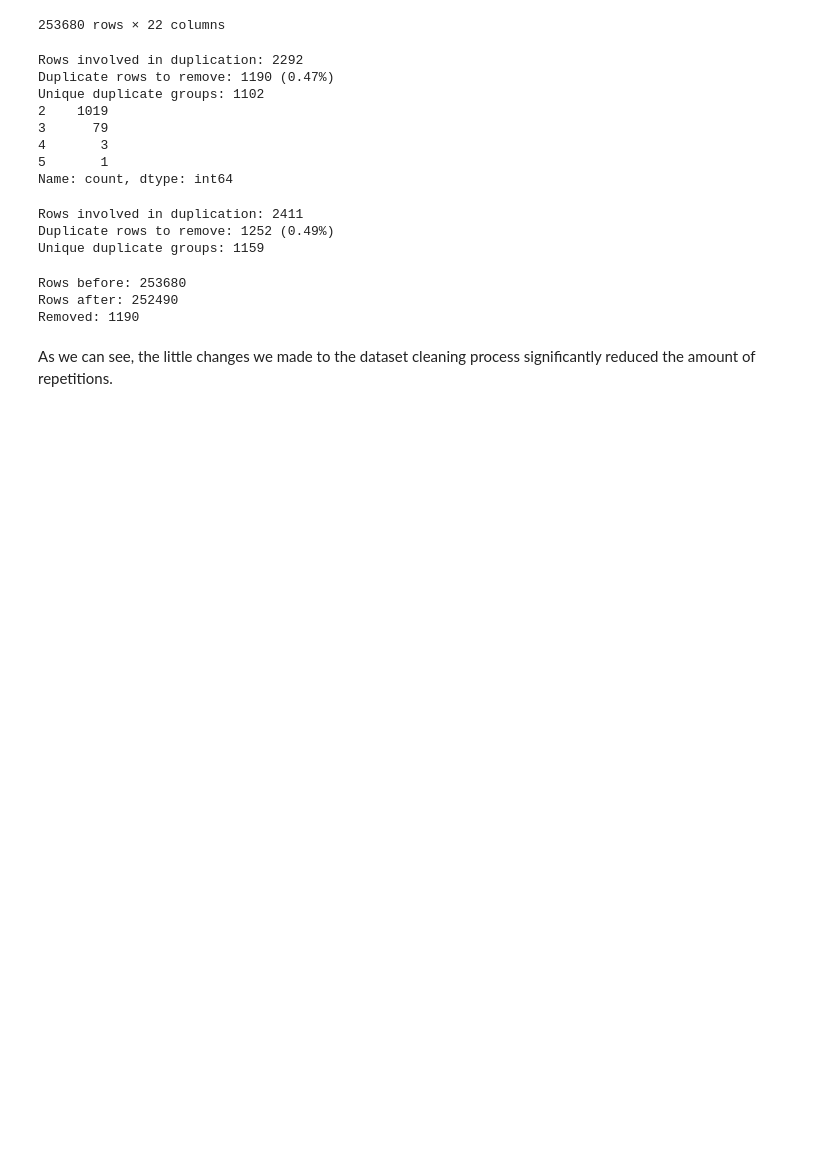
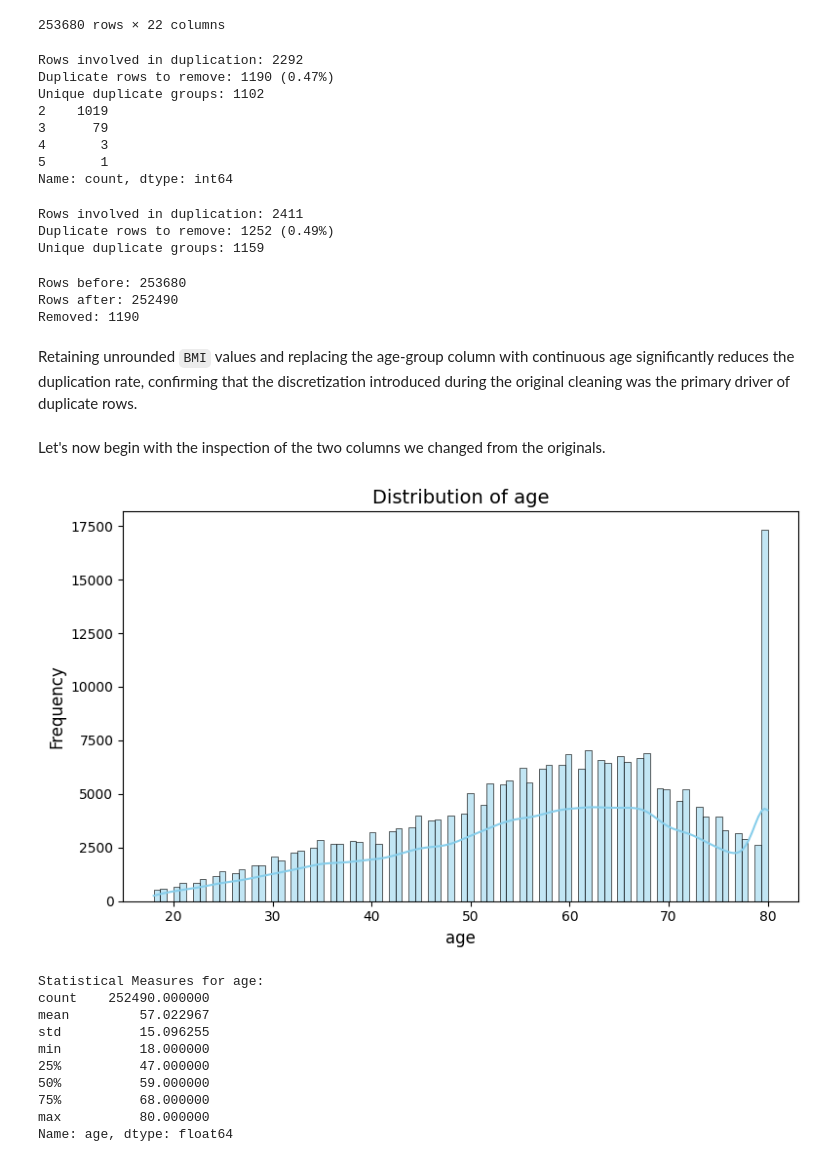
Before and after one commit to VladoDev03/diabetes-prediction, a Jupyter notebook: notebooks/EDA.ipynb, the cells around one changed output. Saved outputs shown, nothing was run; the diff lists cells and outputs as text; code cells hidden in the pictures; blank space fills up the shorter version.

Commit message:
Added basic EDA for the BRFSS_2015 dataset.

```diff
--- a/notebooks/EDA.ipynb
+++ b/notebooks/EDA.ipynb
@@ -400,4 +402,20 @@ Rows before: 253680
 Rows after: 252490
 Removed: 1190
 # %% [markdown]
-As we can see, the little changes we made to the dataset cleaning process significantly reduced the amount of repetitions.
+Retaining unrounded `BMI` values and replacing the age-group column with continuous age significantly reduces the duplication rate, confirming that the discretization introduced during the original cleaning was the primary driver of duplicate rows.
+# %% [markdown]
+Let's now begin with the inspection of the two columns we changed from the originals.
+# %%
+plot_numeric_distribution(brfss_2015_dataset, "age")
+# %% [output]
+[figure, added]
+Statistical Measures for age:
+count    252490.000000
+mean         57.022967
+std          15.096255
+min          18.000000
+25%          47.000000
+50%          59.000000
+75%          68.000000
+max          80.000000
+Name: age, dtype: float64
```
Also changed, not shown: parts of 17 cells of this notebook, 5 other files.
